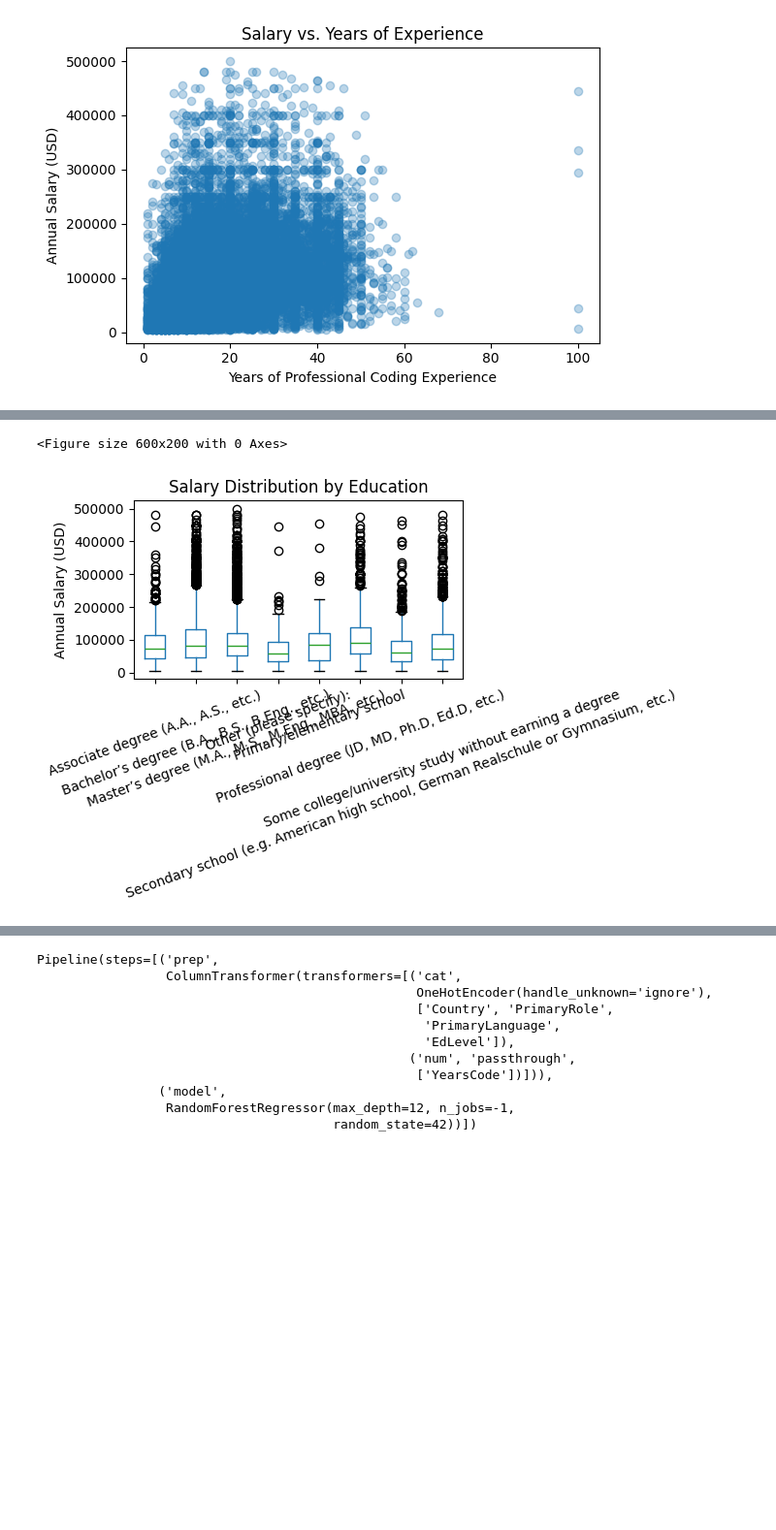
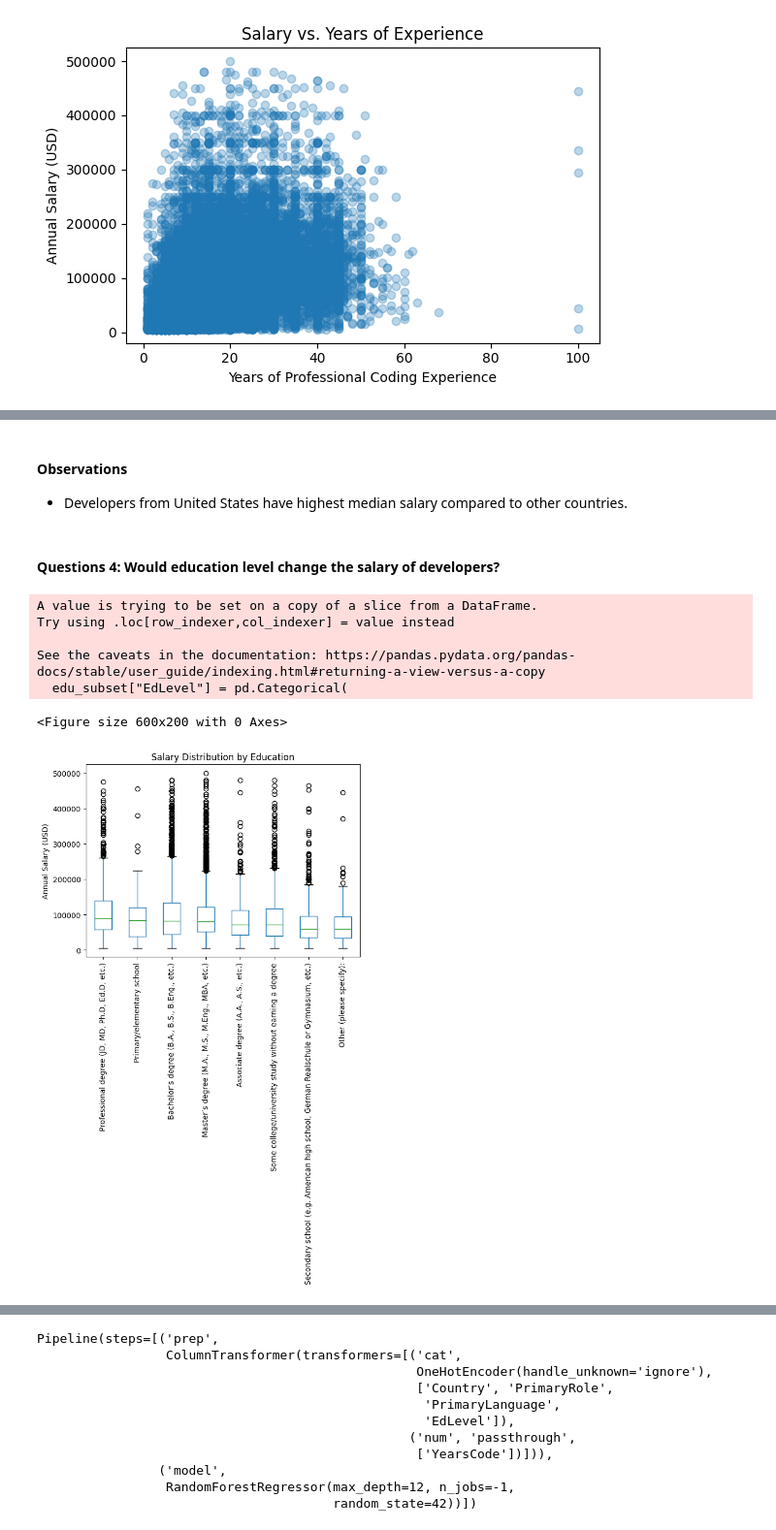
Before and after one commit to ilvfruits/stackoverflow-survey-2025, a Jupyter notebook: notebooks/01_salary_model_demo.ipynb, the cells around one changed output, grey strips where cells are left out. Shown: that part at 97% size. Saved outputs shown, nothing was run; the diff lists cells and outputs as text; code cells hidden in the pictures; blank space fills up the shorter version.

```diff
--- a/notebooks/01_salary_model_demo.ipynb
+++ b/notebooks/01_salary_model_demo.ipynb
@@ -83,10 +122,21 @@ print(df.shape)
 # %%
 def first_item(x):
+    """
+    return the first word of a splited list of the text
+
+    input:
+        x: a string including several words seperated by ";"
+    output:
+        The first word from the splited list of the input text
+    """
     if pd.isna(x):
         return np.nan
     return x.split(";")[0]
 
+# Choose the first language from "LanguageHaveWorkedWith" as the primary language
 df["PrimaryLanguage"] = df["LanguageHaveWorkedWith"].apply(first_item)
+
+# Choose the first role from "DevType" as the primary role
 df["PrimaryRole"] = df["DevType"].apply(first_item)
 
 df = df.drop(columns=["LanguageHaveWorkedWith", "DevType"])
@@ -184,31 +285,49 @@ plt.show()
+# %% [markdown]
+#### Observations
+- Developers from United States have highest median salary compared to other countries.
+# %% [markdown]
+#### Questions 4: Would education level change the salary of developers?
 # %%
 #Salary distribution by education
 
 top_edu = (
     df["EdLevel"]
     .value_counts()
     .head(8)
     .index
 )
 
 edu_subset = df[df["EdLevel"].isin(top_edu)]
 
+median_salaries = edu_subset.groupby("EdLevel")["salary"].median().sort_values(ascending=False)
+edu_ordered_by_median = median_salaries.index.tolist()
+edu_subset["EdLevel"] = pd.Categorical(
+    edu_subset["EdLevel"],
+    categories=edu_ordered_by_median,
+    ordered=True
+)
+
 plt.figure(figsize=(6, 2))
 edu_subset.boxplot(
     column="salary",
     by="EdLevel",
-    rot=20,
+    rot=90,
     grid=False
 )
 
 plt.title("Salary Distribution by Education")
 plt.suptitle("")
 plt.ylabel("Annual Salary (USD)")
 plt.xlabel("")
 
 plt.tight_layout()
 plt.savefig("../reports/figures/salary_by_education.png", dpi=150)
 plt.show()
 # %% [output]
-<Figure size 600x200 with 0 Axes>
+A value is trying to be set on a copy of a slice from a DataFrame.
+Try using .loc[row_indexer,col_indexer] = value instead
+
+See the caveats in the documentation: https://pandas.pydata.org/pandas-docs/stable/user_guide/indexing.html#returning-a-view-versus-a-copy
+  edu_subset["EdLevel"] = pd.Categorical(
+<Figure size 600x200 with 0 Axes>
-[figure, old version]
+[figure, new version]
```
Also changed, not shown: parts of 28 cells of this notebook, 1 other file.
